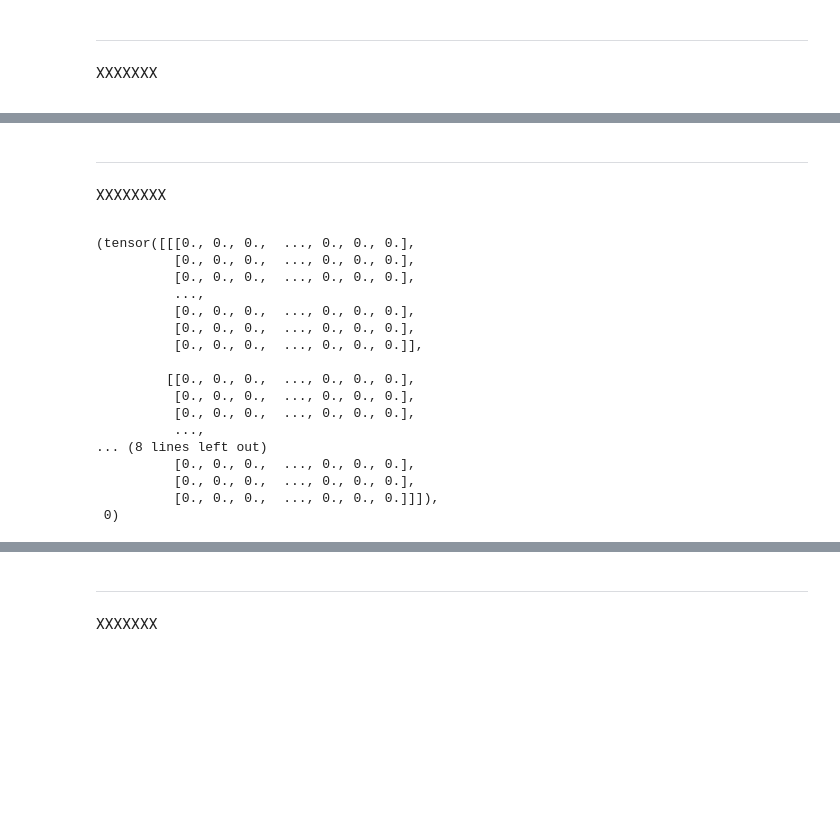
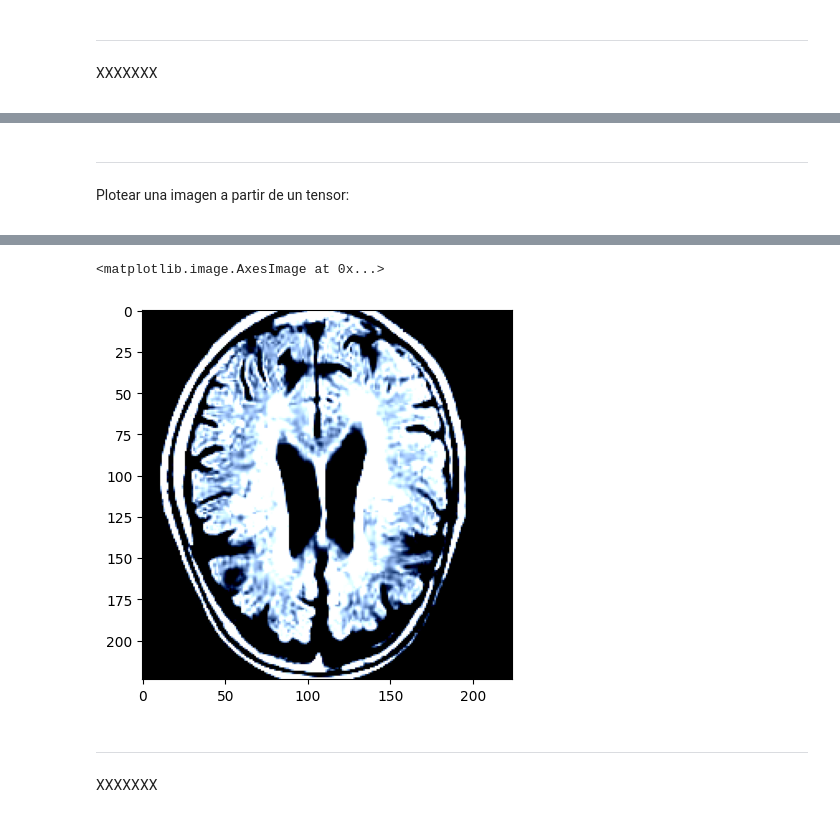
Before and after one commit to Jorbnc/MAIA-DL, a Jupyter notebook: Mini_Proyecto_1_DL.ipynb, the cells around one changed output, grey strips where cells are left out. Cells and saved outputs as stored; diff of their text form; code cells hidden in the pictures; blank space fills up the shorter version.

```diff
--- a/Mini_Proyecto_1_DL.ipynb
+++ b/Mini_Proyecto_1_DL.ipynb
@@ -177,8 +194,20 @@ transform_pipeline = transforms.Compose([
+# %%
+# Pipeline de preprocesamiento recomendado en https://pytorch.org/hub/pytorch_vision_alexnet/
+transform_pipeline = transforms.Compose([
+    transforms.Resize(256),
+    transforms.CenterCrop(224),
+    transforms.ToTensor(),
+    transforms.Normalize(mean=[0.485, 0.456, 0.406], std=[0.229, 0.224, 0.225]),
+])
 # %%
-# Subclase de Dataset de PyTorch (para cargar más eficientemente la data)
+# COMPROBAR:
+# Al parecer este tipo de lógica se llama "Lazy Evaluation/Programming"
+# Es decir, solo se declara lo que se queire hacer, pero se pospone la ejecución para cuando sea realmente necesario
+
+# Subclase de Dataset de PyTorch (para cargar más eficientemente la data -> Lazy evaluation)
 class ImgDataset(Dataset):
-    def __init__(self, dataframe, transformacion=None, label2idx=None):
-        self.dataframe = dataframe
+    def __init__(self, dataframe_paths_labels, transformacion=None, label2idx=None):
+        self.dataframe = df_paths
         self.transformacion = transformacion
         self.label2idx = label2idx or {}
 
@@ -196,13 +225,9 @@ class ImgDataset(Dataset):
 
         # Leer y convertir a RGB
         with Image.open(img_path) as img:
-            img = img.convert('RGB')
+            img = img.convert('RGB') # OJO: Solo tenemos un canal en B/N
 
             # Aplicar transformación custom o solo a Tensor
             img = self.transformacion(img) if self.transformacion else transforms.ToTensor()(img)
 
         return img, label
-
-
-# Instanciación de la clase de Dataset
-dataset = ImgDataset(df_paths, transformacion=transform_pipeline, label2idx=label2idx)
@@ -210,26 +259,17 @@ dataset = ImgDataset(df_paths, transformacion=transform_pipeline, label2idx=labe
 ***
 <span style="font-family:Cambria Math">
 
-XXXXXXXX
+Plotear una imagen a partir de un tensor:
 
 </span>
-# %%
-dataset[0]
-# %% [output]
-(tensor([[[0., 0., 0.,  ..., 0., 0., 0.],
-          [0., 0., 0.,  ..., 0., 0., 0.],
-          [0., 0., 0.,  ..., 0., 0., 0.],
-          ...,
-          [0., 0., 0.,  ..., 0., 0., 0.],
-          [0., 0., 0.,  ..., 0., 0., 0.],
-          [0., 0., 0.,  ..., 0., 0., 0.]],
-
-         [[0., 0., 0.,  ..., 0., 0., 0.],
-          [0., 0., 0.,  ..., 0., 0., 0.],
-          [0., 0., 0.,  ..., 0., 0., 0.],
-          ...,
-... (8 lines left out)
-          [0., 0., 0.,  ..., 0., 0., 0.],
-          [0., 0., 0.,  ..., 0., 0., 0.],
-          [0., 0., 0.,  ..., 0., 0., 0.]]]),
- 0)
+# %%
+# (canal, filas, columnas)
+# (3, 256, 256)
+# (256, 256, 3)
+# Convertir de Tensor a Numpy
+def tensor2numpy(tensor):
+  return tensor.permute(1, 2, 0).numpy()
+
+idx = random.randint(0,len(dataset))
+plt.imshow(tensor2numpy(dataset[idx][0]))
+# %% [output]
@@ -236,3 +277,5 @@ dataset[0]
+<matplotlib.image.AxesImage at 0x...>
+[figure, added]
 # %% [markdown]
 ***
 <span style="font-family:Cambria Math">
```
Also changed, not shown: parts of 38 cells of this notebook.
